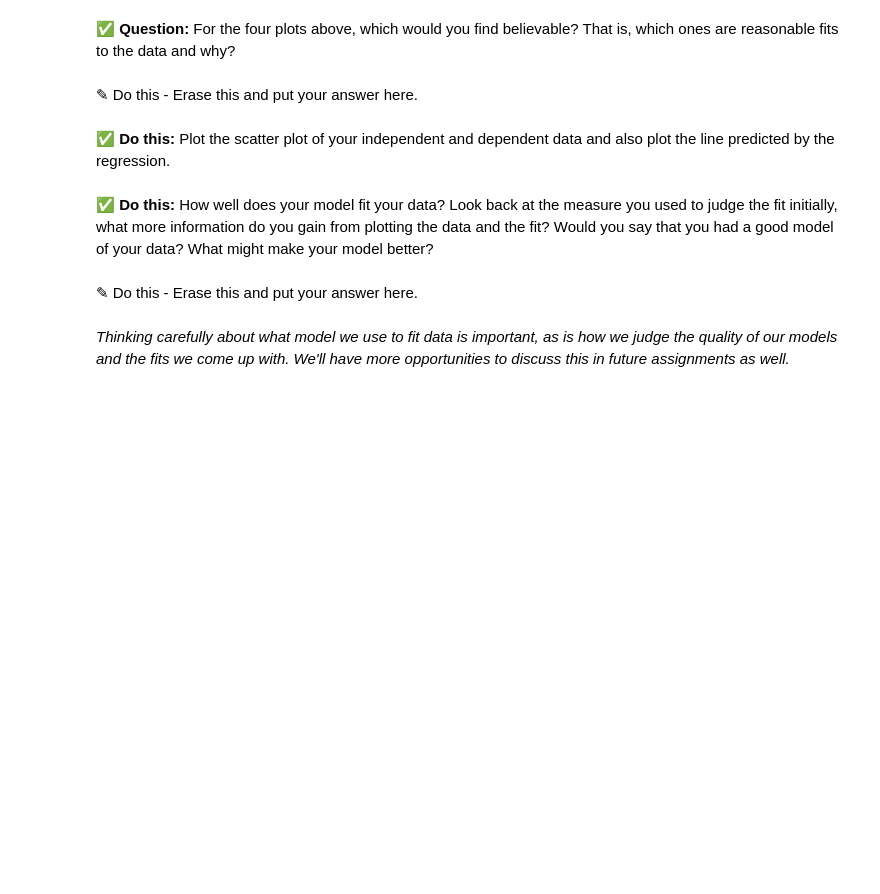
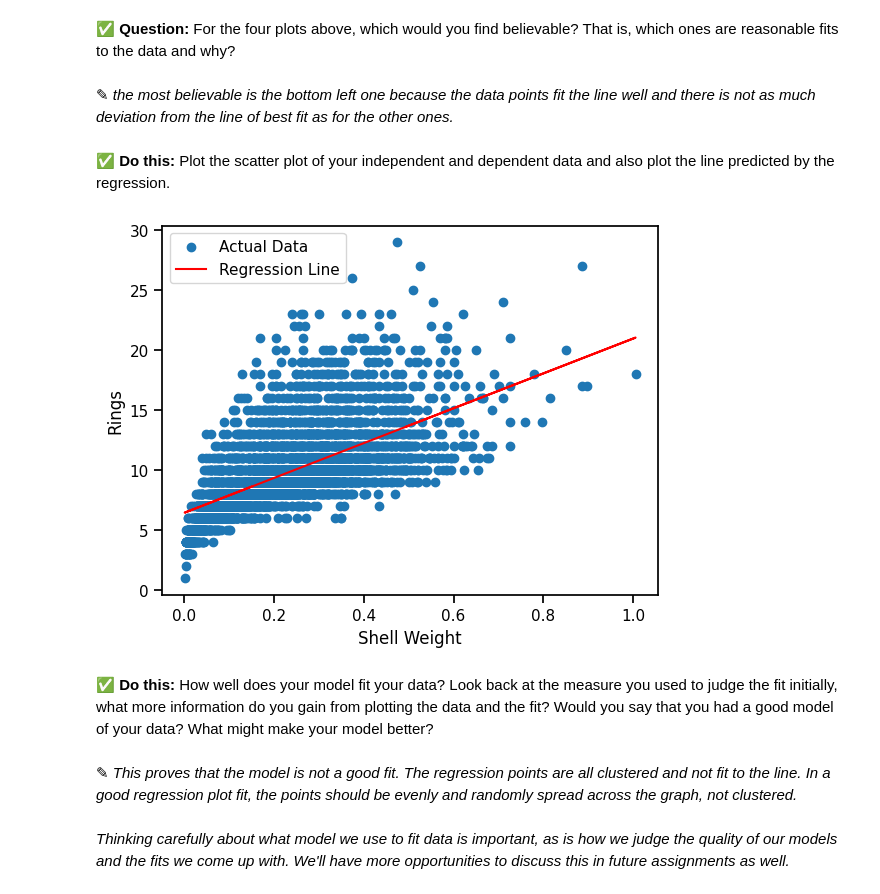
Before and after one commit to Jil-mueller/CMSE202-f25-turnin, a Jupyter notebook: day-13-in-class/Day-13_In-Class-Regression-STUDENT.ipynb, the cells around one changed output. Cells and saved outputs as stored; diff of their text form; code cells hidden in the pictures; blank space fills up the shorter version.

```diff
--- a/day-13-in-class/Day-13_In-Class-Regression-STUDENT.ipynb
+++ b/day-13-in-class/Day-13_In-Class-Regression-STUDENT.ipynb
@@ -131,0 +176,13 @@ _Look to the pre-class assignment for some hints and check in with your group._
+# %%
+# put your code here
+import statsmodels.api as sm
+shell_with_cnst = sm.add_constant(data_numeric["shell_weight"])
+
+#    sm.OLS(dependent_variable, independent_variable_with_constant)
+model = sm.OLS(data_numeric["rings"], shell_with_cnst)
+
+# 3. Fit the *correct* model
+results = model.fit()
+
+# 4. Print the parameters from the results of the correct model
+print("Intercept and slope are:", results.params)
@@ -137,3 +198,5 @@ While this model has provided the slope and intercept for the fit, it has not su
 **&#9989; Do this:** Print the statistics associated with your fit. Comment below that on how well the fit is for the data.
 # %%
 # put your code here
+regression_result = model.fit()
+print(regression_result.summary())
@@ -151,7 +232,7 @@ Mathematically, any data can be fit to a line. Whether a line is a good model to
 You can see that each data set is different, but the mathematical model that fits each of these data sets is the same! You must be careful that your data do not violate one or more of the [underlying assumptions of linear fitting](https://en.wikipedia.org/wiki/Linear_regression#Assumptions). This is one reason it is incredibly important to visualize your data and the model that fits it.
 # %% [markdown]
 **&#9989; Question:** For the four plots above, which would you find believable? That is, which ones are reasonable fits to the data and why?
-# %% [markdown]
-<font size=+3>&#9998;</font> Do this - Erase this and put your answer here.
+# %% [markdown]
+<font size=+3>&#9998;</font> _the most believable is the bottom left one because the data points fit the line well and there is not as much deviation from the line of best fit as for the other ones._
 # %% [markdown]
 **&#9989; Do this:** Plot the scatter plot of your independent and dependent data and also plot the line predicted by the regression.
@@ -160,7 +239,22 @@ You can see that each data set is different, but the mathematical model that fit
+# %%
+# put your code here
+# Create the scatter plot of the actual data
+plt.scatter(data_numeric["shell_weight"], data_numeric["rings"], label="Actual Data")
+
+# Plot the regression line using the model's predictions
+plt.plot(data_numeric["shell_weight"], regression_result.predict(), color='red', label="Regression Line")
+
+# Add labels and a legend to make the plot clear
+plt.xlabel("Shell Weight")
+plt.ylabel("Rings")
+plt.legend()
+plt.show()
+# %% [output]
+[figure, added]
 # %% [markdown]
 **&#9989; Do this:** How well does your model fit your data? Look back at the measure you used to judge the fit initially, what more information do you gain from plotting the data and the fit? Would you say that you had a good model of your data? What might make your model better?
-# %% [markdown]
-<font size=+3>&#9998;</font> Do this - Erase this and put your answer here.
+# %% [markdown]
+<font size=+3>&#9998;</font> _This proves that the model is not a good fit. The regression points are all clustered and not fit to the line. In a good regression plot fit, the points should be evenly and randomly spread across the graph, not clustered._
 # %% [markdown]
 _Thinking carefully about what model we use to fit data is important, as is how we judge the quality of our models and the fits we come up with. We'll have more opportunities to discuss this in future assignments as well._
 # %% [markdown]
```
Also changed, not shown: parts of 33 cells of this notebook.
